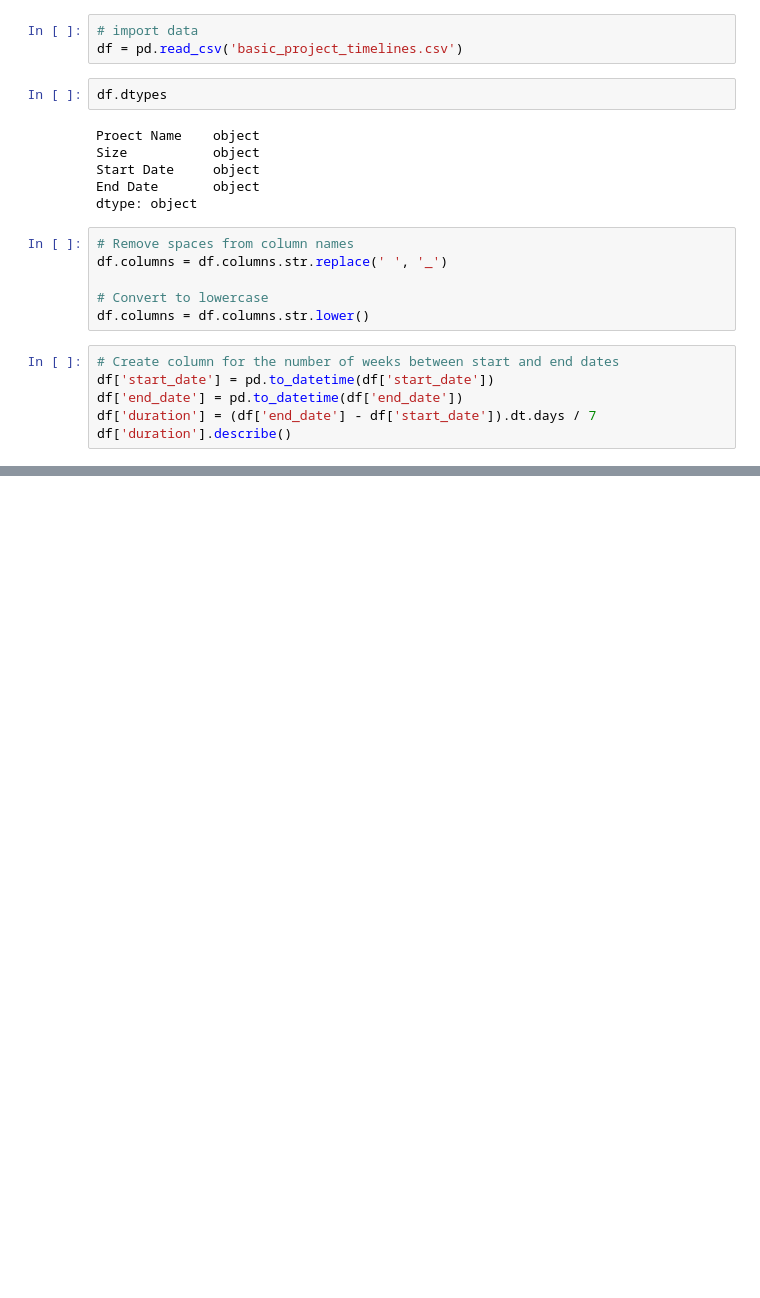
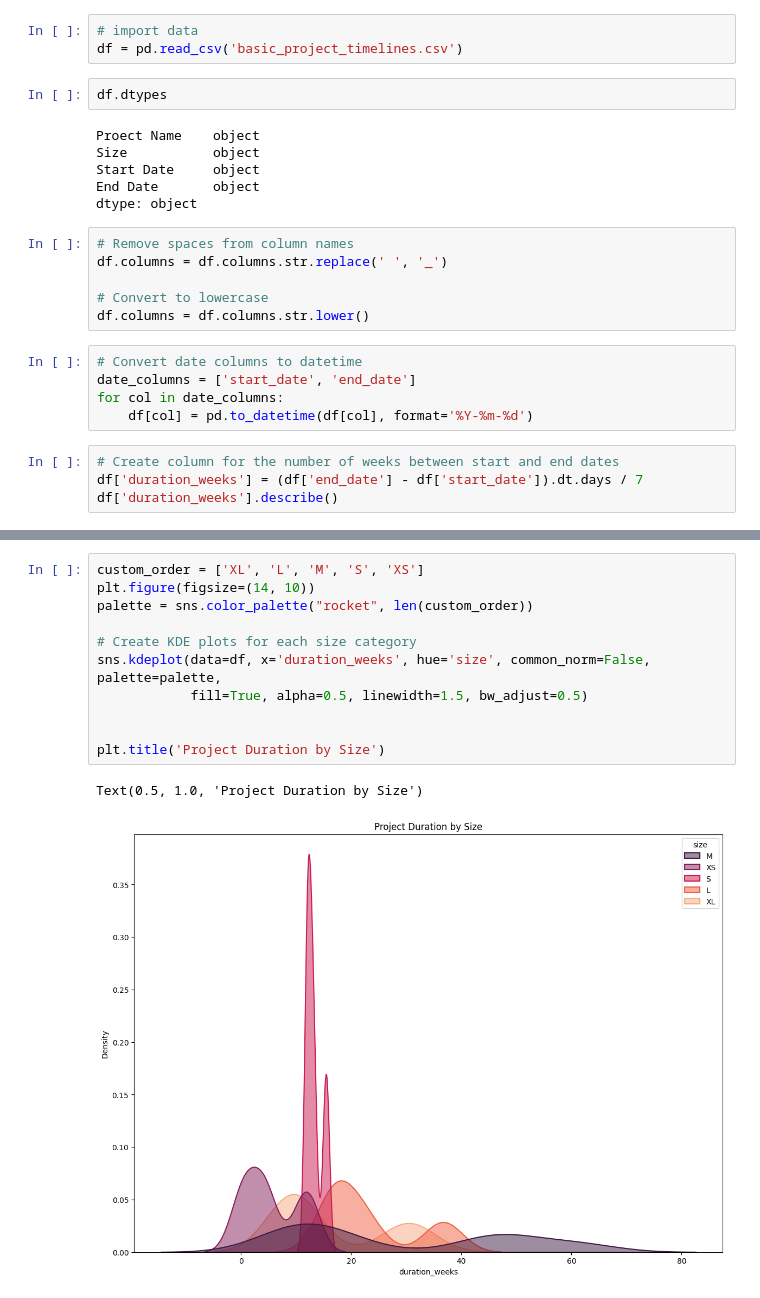
Before and after one commit to dbouquin/static_arch_project_vis, a Jupyter notebook: static_arch_project_vis.ipynb, the cells around one changed output, grey strips where cells are left out. Drawn from its saved outputs; the diff is of its cells as text; blank space fills up the shorter version.

Commit message:
add dummy data and first draft kde plots

```diff
--- a/static_arch_project_vis.ipynb
+++ b/static_arch_project_vis.ipynb
@@ -21,10 +19,13 @@ df.columns = df.columns.str.replace(' ', '_')
 
 # Convert to lowercase
 df.columns = df.columns.str.lower()
+# %%
+# Convert date columns to datetime
+date_columns = ['start_date', 'end_date']
+for col in date_columns:
+    df[col] = pd.to_datetime(df[col], format='%Y-%m-%d')
 # %%
 # Create column for the number of weeks between start and end dates
-df['start_date'] = pd.to_datetime(df['start_date'])
-df['end_date'] = pd.to_datetime(df['end_date'])
-df['duration'] = (df['end_date'] - df['start_date']).dt.days / 7
-df['duration'].describe()
+df['duration_weeks'] = (df['end_date'] - df['start_date']).dt.days / 7
+df['duration_weeks'].describe()
 # %% [output]
@@ -39,0 +61,14 @@ Name: duration, dtype: float64
+# %%
+custom_order = ['XL', 'L', 'M', 'S', 'XS']
+plt.figure(figsize=(14, 10))
+palette = sns.color_palette("rocket", len(custom_order))
+
+# Create KDE plots for each size category
+sns.kdeplot(data=df, x='duration_weeks', hue='size', common_norm=False, palette=palette,
+            fill=True, alpha=0.5, linewidth=1.5, bw_adjust=0.5)
+
+
+plt.title('Project Duration by Size')
+# %% [output]
+Text(0.5, 1.0, 'Project Duration by Size')
+[figure, added]
```
Also changed, not shown: parts of 5 cells of this notebook, 1 other file.
